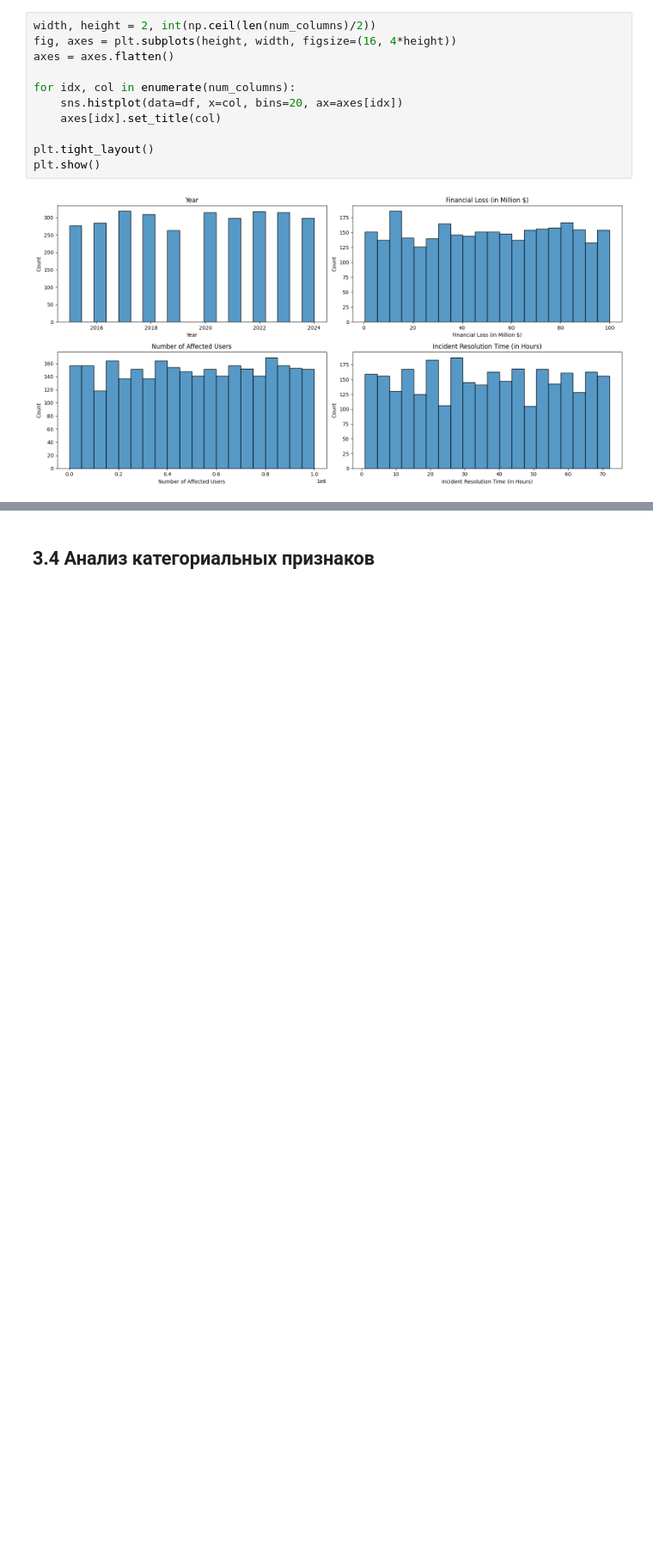
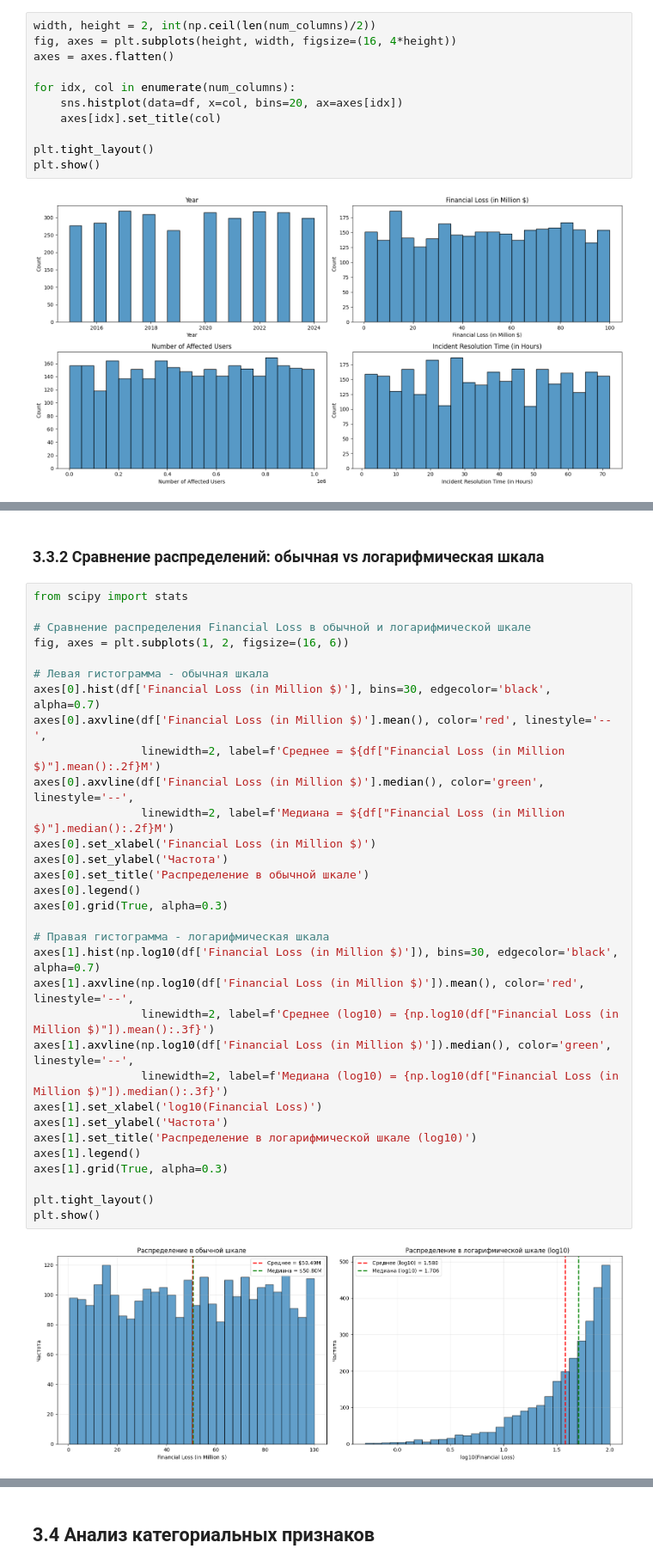
Before and after one commit to 2made1ra/ML_fall25, a Jupyter notebook: lab/first/first_organized.ipynb, the cells around one changed output, grey strips where cells are left out. Shown at 86% size. Cells and saved outputs as stored; diff of their text form; blank space fills up the shorter version.

```diff
--- a/lab/first/first_organized.ipynb
+++ b/lab/first/first_organized.ipynb
@@ -127,0 +145,36 @@ plt.show()
+# %% [markdown]
+### 3.3.2 Сравнение распределений: обычная vs логарифмическая шкала
+# %%
+from scipy import stats
+
+# Сравнение распределения Financial Loss в обычной и логарифмической шкале
+fig, axes = plt.subplots(1, 2, figsize=(16, 6))
+
+# Левая гистограмма - обычная шкала
+axes[0].hist(df['Financial Loss (in Million $)'], bins=30, edgecolor='black', alpha=0.7)
+axes[0].axvline(df['Financial Loss (in Million $)'].mean(), color='red', linestyle='--',
+                linewidth=2, label=f'Среднее = ${df["Financial Loss (in Million $)"].mean():.2f}M')
+axes[0].axvline(df['Financial Loss (in Million $)'].median(), color='green', linestyle='--',
+                linewidth=2, label=f'Медиана = ${df["Financial Loss (in Million $)"].median():.2f}M')
+axes[0].set_xlabel('Financial Loss (in Million $)')
+axes[0].set_ylabel('Частота')
+axes[0].set_title('Распределение в обычной шкале')
+axes[0].legend()
+axes[0].grid(True, alpha=0.3)
+
+# Правая гистограмма - логарифмическая шкала
+axes[1].hist(np.log10(df['Financial Loss (in Million $)']), bins=30, edgecolor='black', alpha=0.7)
+axes[1].axvline(np.log10(df['Financial Loss (in Million $)']).mean(), color='red', linestyle='--',
+                linewidth=2, label=f'Среднее (log10) = {np.log10(df["Financial Loss (in Million $)"]).mean():.3f}')
+axes[1].axvline(np.log10(df['Financial Loss (in Million $)']).median(), color='green', linestyle='--',
+                linewidth=2, label=f'Медиана (log10) = {np.log10(df["Financial Loss (in Million $)"]).median():.3f}')
+axes[1].set_xlabel('log10(Financial Loss)')
+axes[1].set_ylabel('Частота')
+axes[1].set_title('Распределение в логарифмической шкале (log10)')
+axes[1].legend()
+axes[1].grid(True, alpha=0.3)
+
+plt.tight_layout()
+plt.show()
+# %% [output]
+[figure, added]
```
Also changed, not shown: parts of 20 cells of this notebook.
